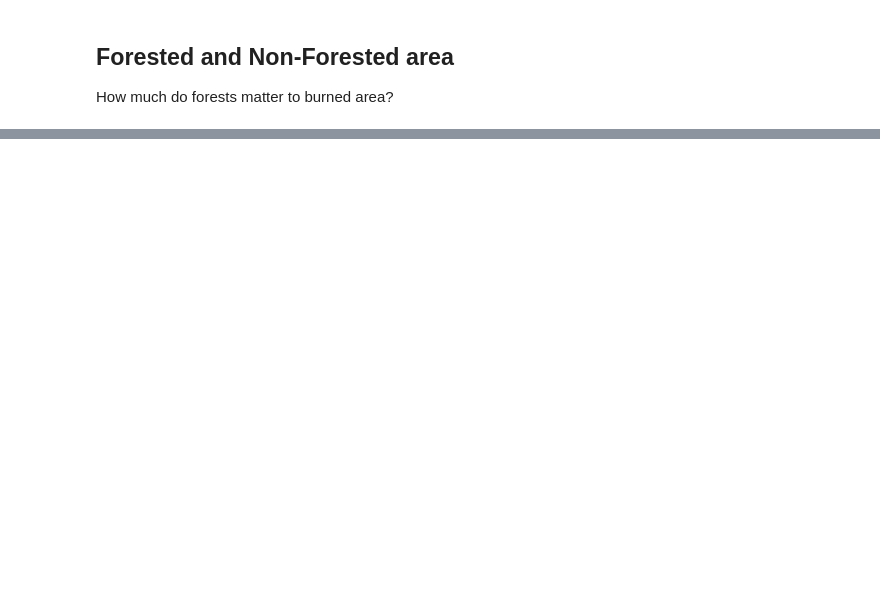
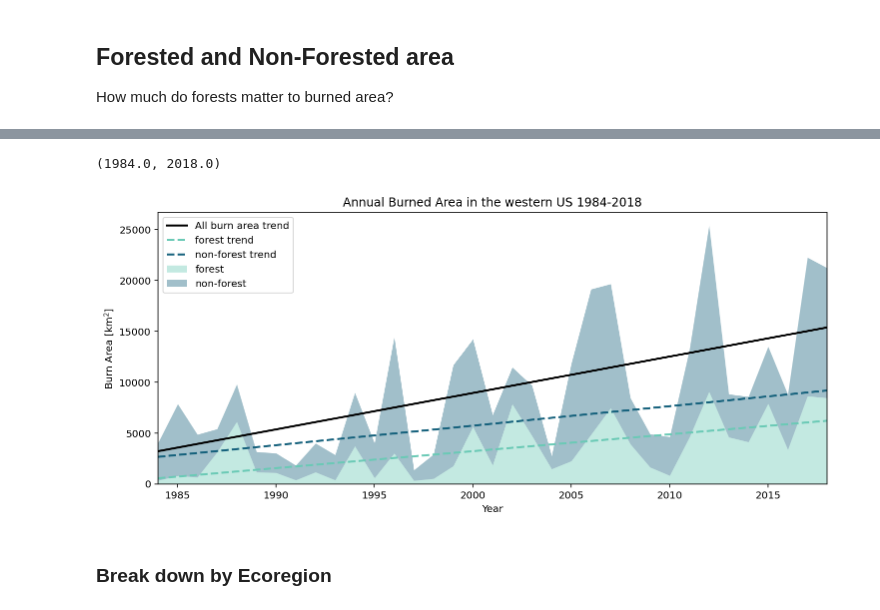
Before and after one commit to cjuang/rces-final-project, a Jupyter notebook: rces-final-project.ipynb, the cells around one changed output, grey strips where cells are left out. Cells and saved outputs as stored; diff of their text form; code cells hidden in the pictures; blank space fills up the shorter version.

```diff
--- a/rces-final-project.ipynb
+++ b/rces-final-project.ipynb
@@ -59,0 +149,49 @@ burnxforesttime = burnxforest.sum(dim='time')
+# %%
+# resample to get burned area by year
+burnforest_all = burnarea_data.resample(indexer={'time':'Y'}).sum().sum(dim=['X','Y'])
+burnforest_y = burnforest.resample(indexer={'time':'Y'}).sum().sum(dim=['X','Y'])
+burnxforest_y = burnxforest.resample(indexer={'time':'Y'}).sum().sum(dim=['X','Y'])
+# %%
+# setup
+# years in dataset
+yrmin = 1984
+yrmax = 2018
+
+# make list of years
+years = np.arange(yrmin, yrmax+1)
+months = np.arange(1,12+1) # months
+nyears = yrmax-yrmin
+# %%
+# make DataFrame of the annual burn area for plotting
+df = pd.DataFrame({'years': years, 'forest': burnforest_y.burnarea.values,
+                   'non-forest': burnxforest_y.burnarea.values,
+                   'all burn area': burnforest_all.burnarea.values})
+# %%
+# calculate the linear line of best fit
+burnallm, burnallb = np.polyfit(df.years, df['all burn area'], 1)
+burnfom, burnfob = np.polyfit(df.years, df.forest, 1)
+burnxfom, burnxfob = np.polyfit(df.years, df['non-forest'], 1)
+# %%
+# colors
+palette = ['#6bcab6', '#15617c']
+
+# plot data
+fig, ax = plt.subplots(figsize=(12,5))
+df.plot.area(x='years', y=['forest','non-forest'], color=palette, alpha=0.4, linewidth=0, ax=ax)
+
+# plot line of best fit
+ax.plot(years, (burnallm*years + burnallb), color='k', linewidth=2, label='All burn area trend')
+ax.plot(years, (burnfom*years + burnfob), '--', color=palette[0], linewidth=2, label='forest trend')
+ax.plot(years, (burnxfom*years + burnxfob), '--', color=palette[1], linewidth=2, label='non-forest trend')
+
+# decorate
+ax.legend(loc='upper left')
+ax.set_title('Annual Burned Area in the western US 1984-2018')
+ax.set_ylabel('Burn Area [km$^2$]')
+ax.set_xlabel('Year');
+ax.set_xlim([1984,2018])
+# %% [output]
+(1984.0, 2018.0)
+[figure, added]
+# %% [markdown]
+### Break down by Ecoregion
```
Also changed, not shown: parts of 22 cells of this notebook.
